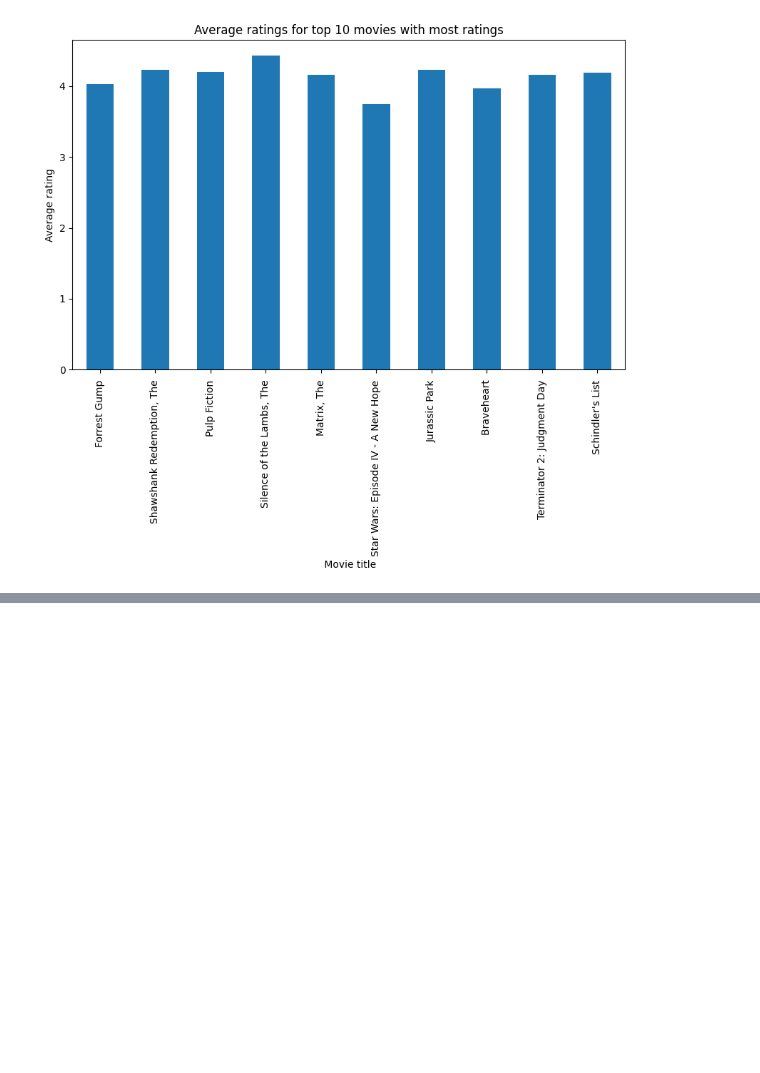
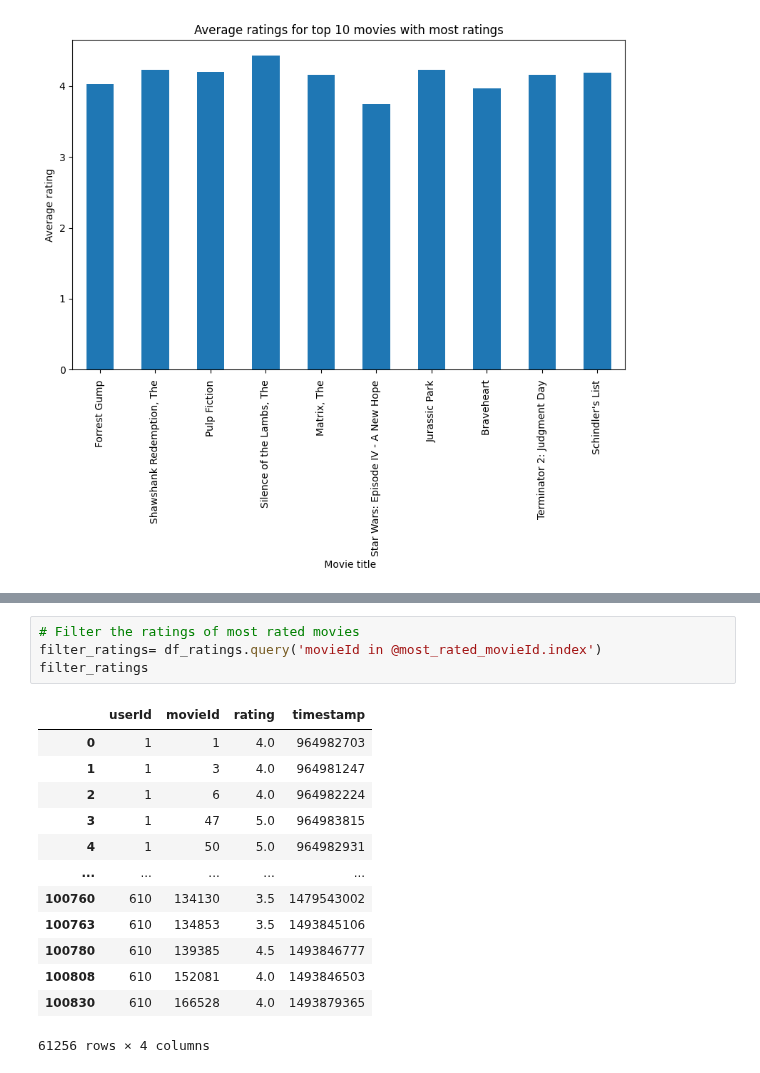
Before and after one commit to VineelaNedunuri/Machine-learning, a Jupyter notebook: Labb/Rekommender_system.ipynb, the cells around one changed output, grey strips where cells are left out. Saved outputs shown, nothing was run; the diff lists cells and outputs as text; blank space fills up the shorter version.

```diff
--- a/Labb/Rekommender_system.ipynb
+++ b/Labb/Rekommender_system.ipynb
@@ -408,0 +454,18 @@ plt.show()
+# %%
+# Filter the ratings of most rated movies
+filter_ratings= df_ratings.query('movieId in @most_rated_movieId.index')
+filter_ratings
+# %% [output]
+|  | userId | movieId | rating | timestamp |
+| 0 | 1 | 1 | 4.0 | 964982703 |
+| 1 | 1 | 3 | 4.0 | 964981247 |
+| 2 | 1 | 6 | 4.0 | 964982224 |
+| 3 | 1 | 47 | 5.0 | 964983815 |
+| 4 | 1 | 50 | 5.0 | 964982931 |
+| ... | ... | ... | ... | ... |
+| 100760 | 610 | 134130 | 3.5 | 1479543002 |
+| 100763 | 610 | 134853 | 3.5 | 1493845106 |
+| 100780 | 610 | 139385 | 4.5 | 1493846777 |
+| 100808 | 610 | 152081 | 4.0 | 1493846503 |
+| 100830 | 610 | 166528 | 4.0 | 1493879365 |
+61256 rows × 4 columns
```
Also changed, not shown: parts of 9 cells of this notebook.
